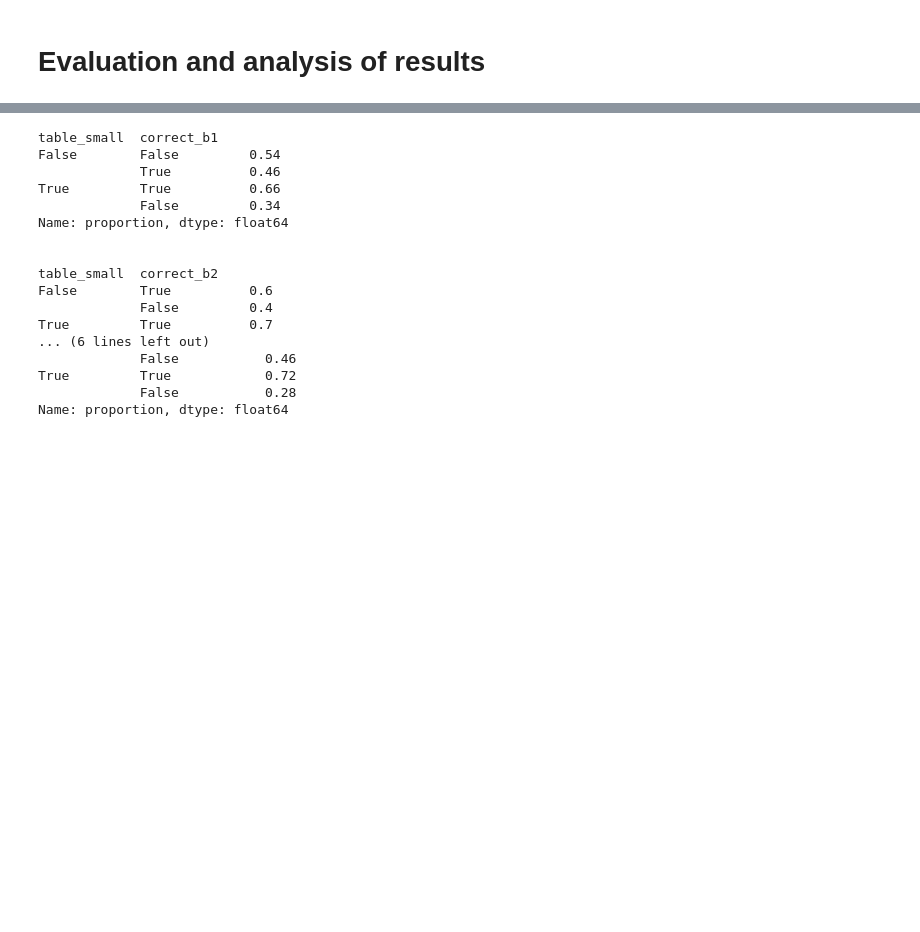
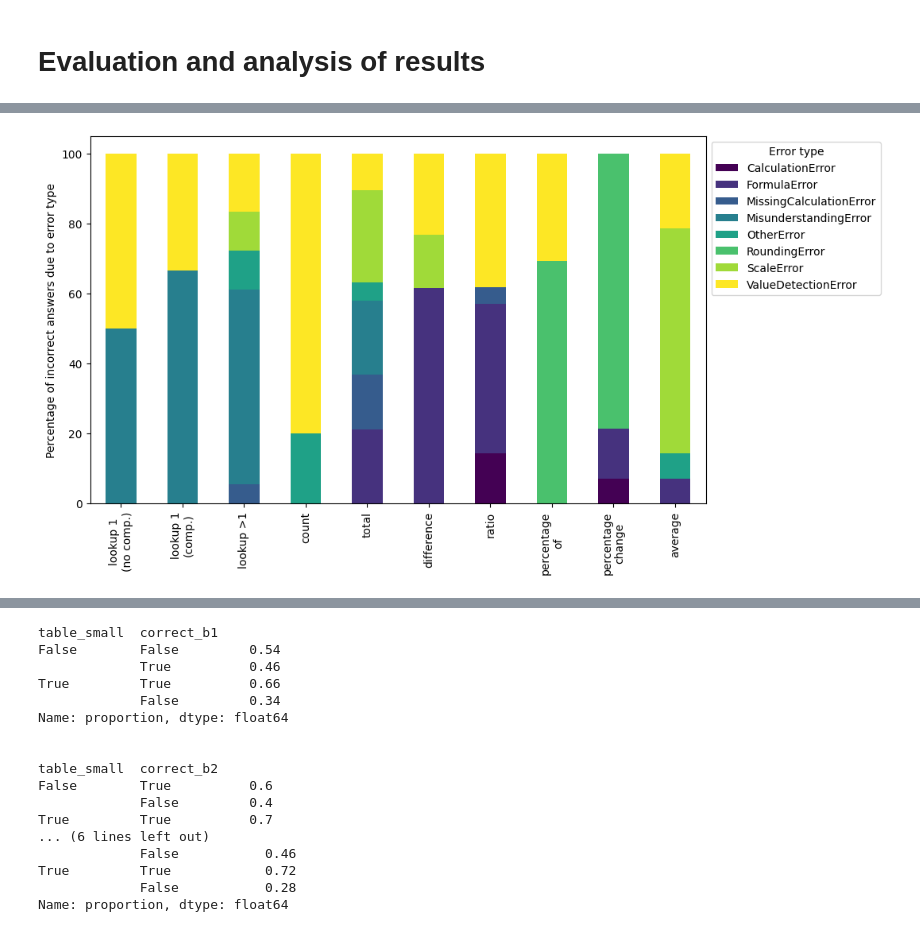
Before and after one commit to schlueter-m/llmSeminar, a Jupyter notebook: results_analysis.ipynb, the cells around one changed output, grey strips where cells are left out. Cells and saved outputs as stored; diff of their text form; code cells hidden in the pictures; blank space fills up the shorter version.

```diff
--- a/results_analysis.ipynb
+++ b/results_analysis.ipynb
@@ -29,0 +93,15 @@ results_df = pd.merge(results_df_long, question_data, on='question_uid', how='ou
+# %%
+error_perc_df = [['category_finegrained','error_type','error_percent']]
+
+
+#df = pd.DataFrame(data[1:],columns=data[0])
+
+
+for cat in question_categories:
+    for error in error_types:
+        error_percent = results_df[(results_df["correct"]==False) & (results_df.category_finegrained == cat)][error].mean() * 100
+        row = [cat, error, error_percent]
+
+        error_perc_df.append(row)
+
+error_perc_df = pd.DataFrame(error_perc_df[1:],columns=error_perc_df[0])
@@ -29,0 +115,30 @@ results_df = pd.merge(results_df_long, question_data, on='question_uid', how='ou
+# %%
+# reorder levels of question category (-> define order to be shown in plot)
+
+error_perc_df["category_finegrained"] = pd.Categorical(error_perc_df["category_finegrained"], categories = question_categories)
+# %%
+# Pivot the DataFrame for easy plotting
+pivot_df = error_perc_df.pivot(index='category_finegrained', columns='error_type', values='error_percent')
+
+# Normalize each row to represent percentages
+pivot_df = pivot_df.div(pivot_df.sum(axis=1), axis=0) * 100
+
+# Plot the stacked bar chart
+ax = pivot_df.plot(kind='bar', stacked=True, figsize=(10, 6), cmap='viridis')
+
+# Add labels and title
+plt.xlabel('')
+plt.ylabel('Percentage of incorrect answers due to error type')
+#plt.title('Stacked Bar Plot')
+
+# Add legend
+plt.legend(title='Error type', bbox_to_anchor=(1, 1))
+
+labels = [item.get_text() for item in ax.get_xticklabels()]
+wrapped_labels = [('\n'.join(textwrap.wrap(label, width=10))) if len(label) > 10 else label for label in labels]
+ax.set_xticklabels(wrapped_labels)
+
+# Show the plot
+plt.show()
+# %% [output]
+[figure, added]
```
Also changed, not shown: parts of 22 cells of this notebook.
